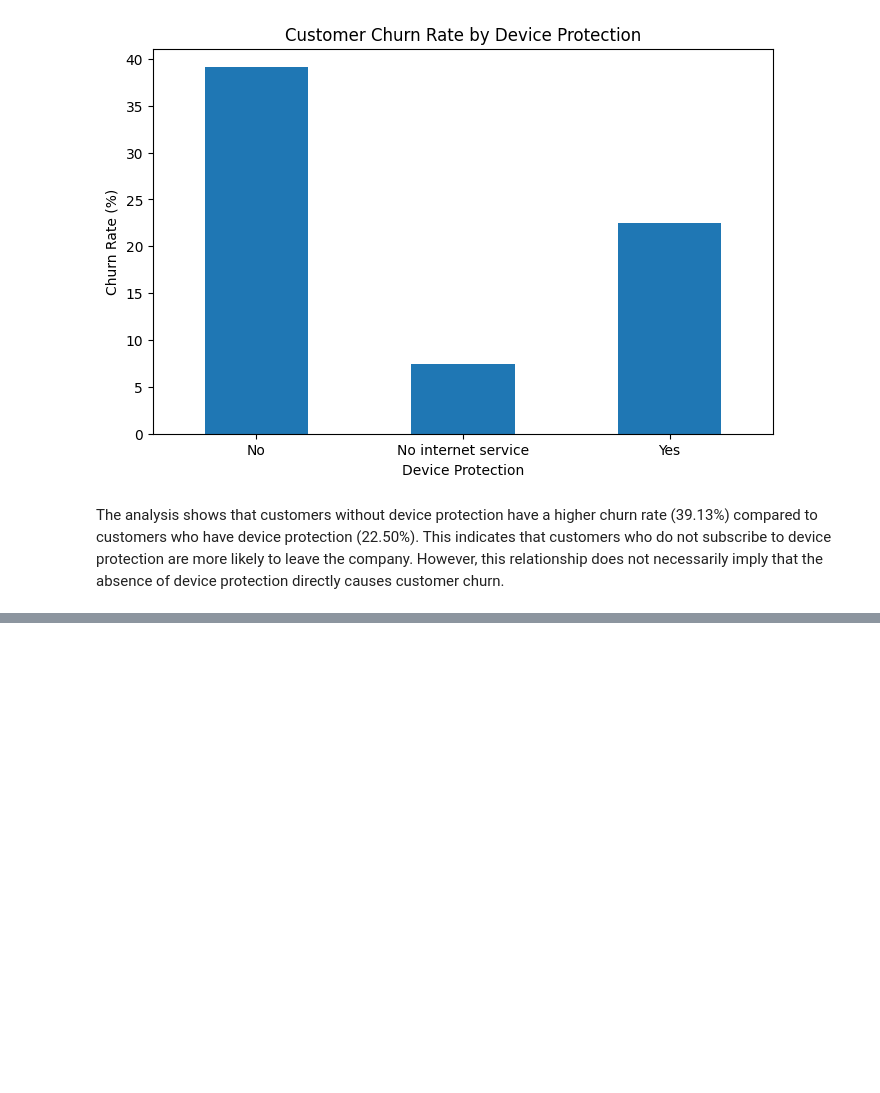
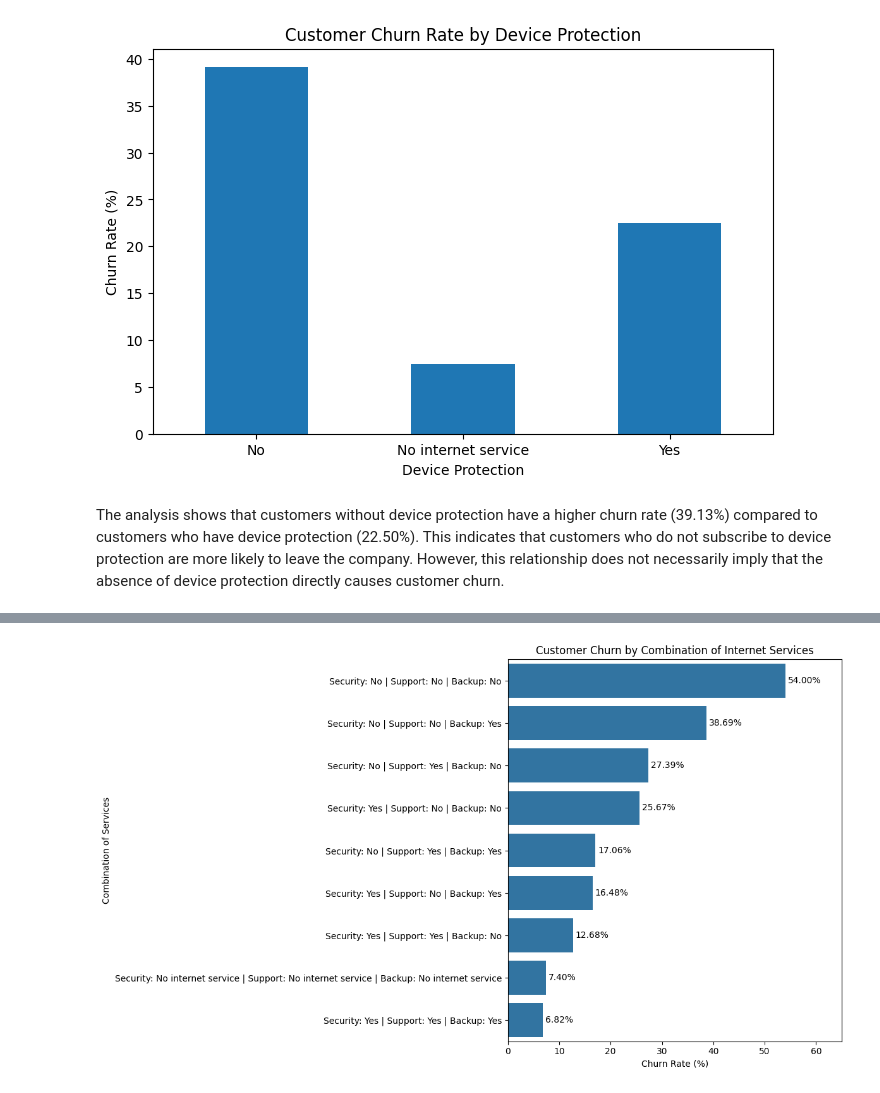
Before and after one commit to SJ174/MLCW, a Jupyter notebook: MLCW_Task_01.ipynb, the cells around one changed output, grey strips where cells are left out. Saved outputs shown, nothing was run; the diff lists cells and outputs as text; code cells hidden in the pictures; blank space fills up the shorter version.

Commit message:
Analyzed the relationship with churn and internet-related services such as online security, tech support, and online backup

```diff
--- a/MLCW_Task_01.ipynb
+++ b/MLCW_Task_01.ipynb
@@ -660,0 +663,12 @@ The analysis shows that customers without device protection have a higher churn
+# %%
+service_combination_churn = (
+    df.groupby(['OnlineSecurity', 'TechSupport', 'OnlineBackup']).agg(
+        Customer_Count=('Churn', 'size'),
+        Churn_Rate=('Churn', lambda x: (x == 'Yes').mean() * 100)
+    ).reset_index()
+)
+service_combination_churn = service_combination_churn.sort_values(
+    by='Churn_Rate',
+    ascending=False
+)
+service_combination_churn.round(2)
@@ -660,0 +686,25 @@ The analysis shows that customers without device protection have a higher churn
+# %%
+plt.figure(figsize=(12, 7))
+
+ax = sns.barplot(
+    data=service_combination_churn,
+    x='Churn_Rate',
+    y='Service_Combination'
+)
+
+for container in ax.containers:
+    ax.bar_label(
+        container,
+        fmt='%.2f%%',
+        padding=3
+    )
+
+plt.title('Customer Churn by Combination of Internet Services')
+plt.xlabel('Churn Rate (%)')
+plt.ylabel('Combination of Services')
+plt.xlim(0, 65)
+
+plt.tight_layout()
+plt.show()
+# %% [output]
+[figure, added]
```
Also changed, not shown: parts of 6 cells of this notebook.
